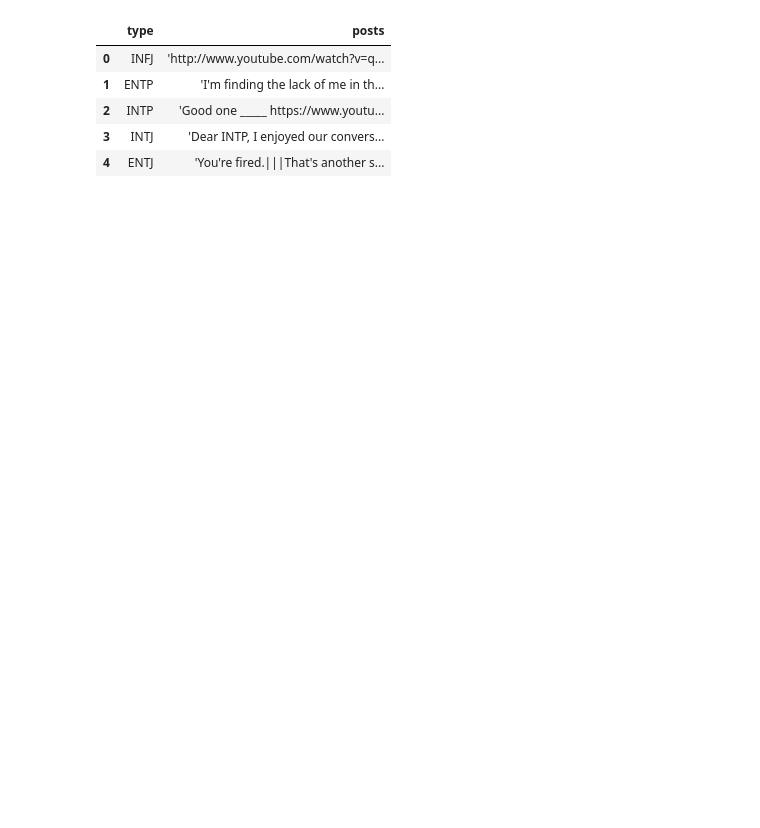
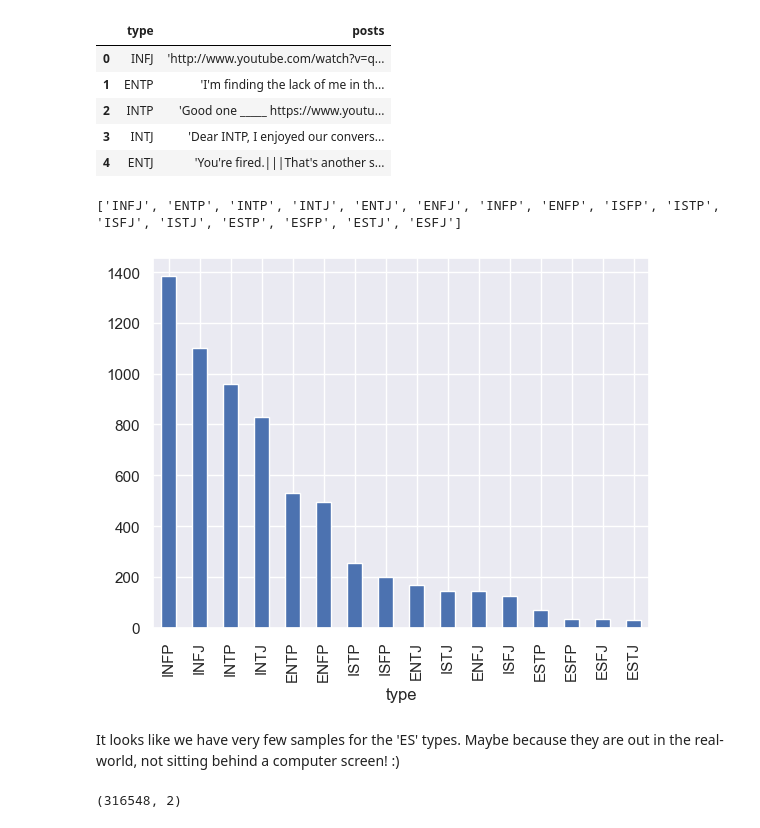
Before and after one commit to Nicolewangui/NLP-MBTI-Dataset, a Jupyter notebook: Cleaning_text_and_noise.ipynb, the cells around one changed output. Saved outputs shown, nothing was run; the diff lists cells and outputs as text; code cells hidden in the pictures; blank space fills up the shorter version.

```diff
--- a/Cleaning_text_and_noise.ipynb
+++ b/Cleaning_text_and_noise.ipynb
@@ -63,3 +63,17 @@ mbti.head()
 | 2 | INTP | 'Good one _____ https://www.youtu... |
 | 3 | INTJ | 'Dear INTP, I enjoyed our convers... |
 | 4 | ENTJ | 'You're fired.|||That's another s... |
+# %%
+#print list of unique MBTI personality types
+type_labels = list(mbti.type.unique())
+print(type_labels)
+# %% [output]
+['INFJ', 'ENTP', 'INTP', 'INTJ', 'ENTJ', 'ENFJ', 'INFP', 'ENFP', 'ISFP', 'ISTP', 'ISFJ', 'ISTJ', 'ESTP', 'ESFP', 'ESTJ', 'ESFJ']
+# %%
+#visualize the distribution of MBTI personality types
+mbti['type'].value_counts().plot(kind= 'bar')
+plt.show()
+# %% [output]
+[figure, added]
+# %% [markdown]
+It looks like we have very few samples for the 'ES' types. Maybe because they are out in the real-world, not sitting behind a computer screen! :)
@@ -65,0 +87,5 @@ mbti.head()
+# %%
+#how many rows do we have now?
+all_mbti.shape
+# %% [output]
+(316548, 2)
```
Also changed, not shown: parts of 32 cells of this notebook, 1 other file.
